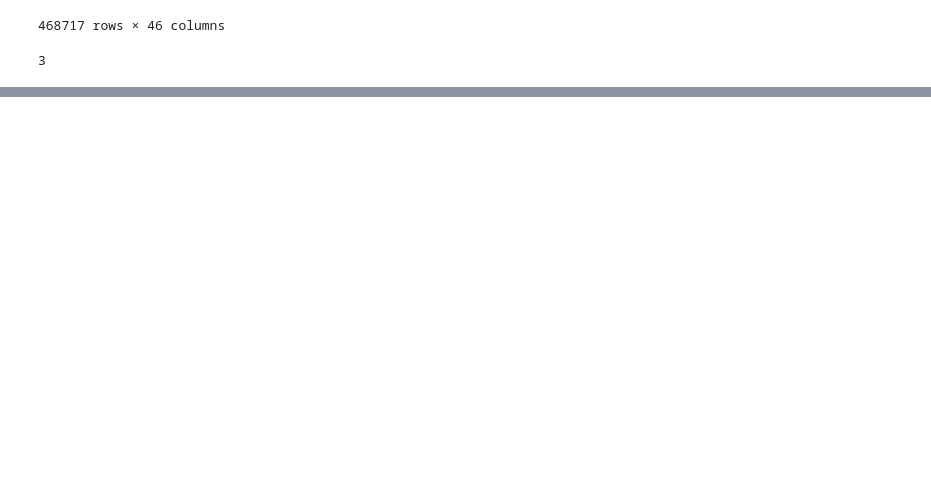
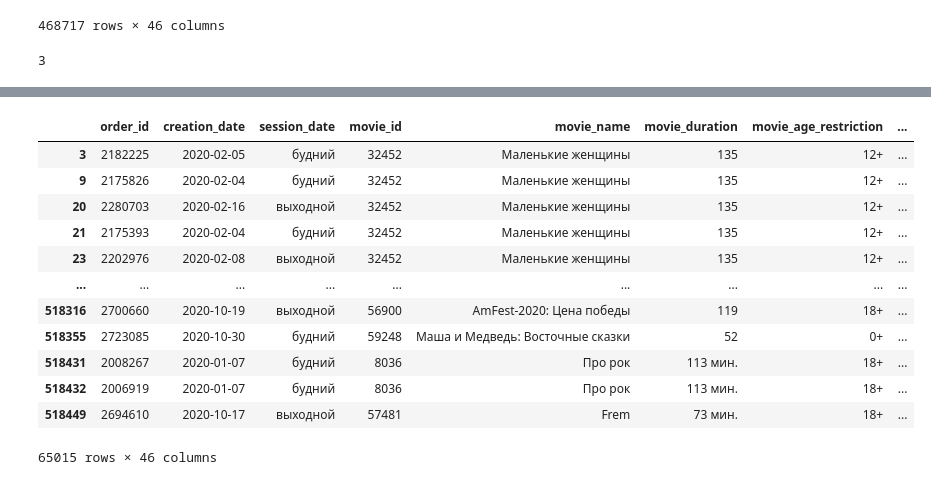
Before and after one commit to ferscalone/danoshka, a Jupyter notebook: project.ipynb, the cells around one changed output, grey strips where cells are left out. Saved outputs shown, nothing was run; the diff lists cells and outputs as text; code cells hidden in the pictures; blank space fills up the shorter version.

```diff
--- a/project.ipynb
+++ b/project.ipynb
@@ -282,0 +336,17 @@ data_clear
+# %%
+data_piter = data_clear[data_clear['cinema_city']=='Санкт-Петербург']
+data_piter
+# %% [output]
+|  | order_id | creation_date | session_date | movie_id | movie_name | movie_duration | movie_age_restriction | ... |
+| 3 | 2182225 | 2020-02-05 | будний | 32452 | Маленькие женщины | 135 | 12+ | ... |
+| 9 | 2175826 | 2020-02-04 | будний | 32452 | Маленькие женщины | 135 | 12+ | ... |
+| 20 | 2280703 | 2020-02-16 | выходной | 32452 | Маленькие женщины | 135 | 12+ | ... |
+| 21 | 2175393 | 2020-02-04 | будний | 32452 | Маленькие женщины | 135 | 12+ | ... |
+| 23 | 2202976 | 2020-02-08 | выходной | 32452 | Маленькие женщины | 135 | 12+ | ... |
+| ... | ... | ... | ... | ... | ... | ... | ... | ... |
+| 518316 | 2700660 | 2020-10-19 | выходной | 56900 | AmFest-2020: Цена победы | 119 | 18+ | ... |
+| 518355 | 2723085 | 2020-10-30 | будний | 59248 | Маша и Медведь: Восточные сказки | 52 | 0+ | ... |
+| 518431 | 2008267 | 2020-01-07 | будний | 8036 | Про рок | 113 мин. | 18+ | ... |
+| 518432 | 2006919 | 2020-01-07 | будний | 8036 | Про рок | 113 мин. | 18+ | ... |
+| 518449 | 2694610 | 2020-10-17 | выходной | 57481 | Frem | 73 мин. | 18+ | ... |
+65015 rows × 46 columns
```
Also changed, not shown: parts of 65 cells of this notebook.
